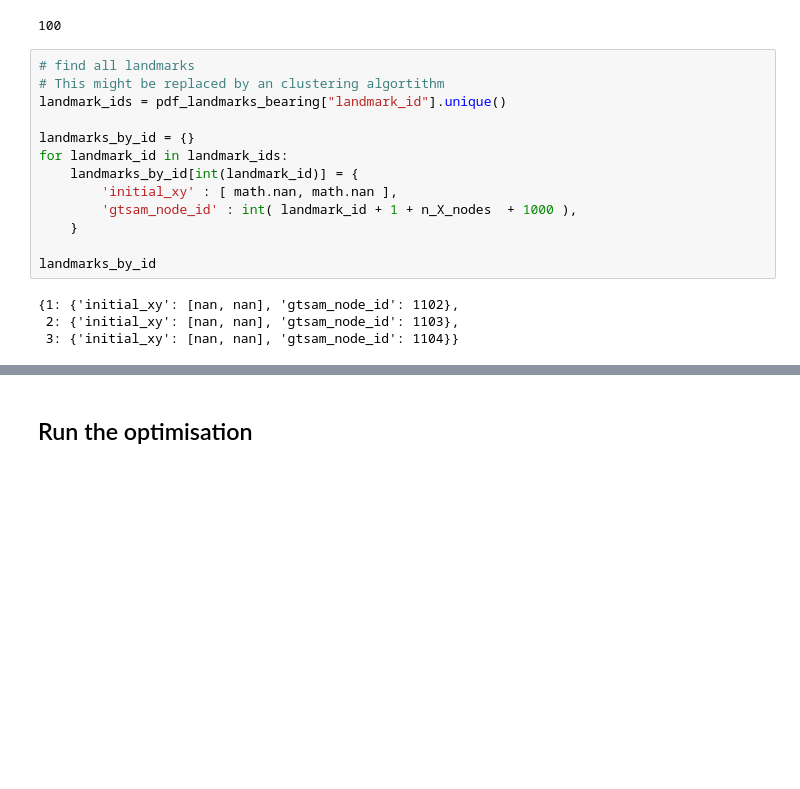
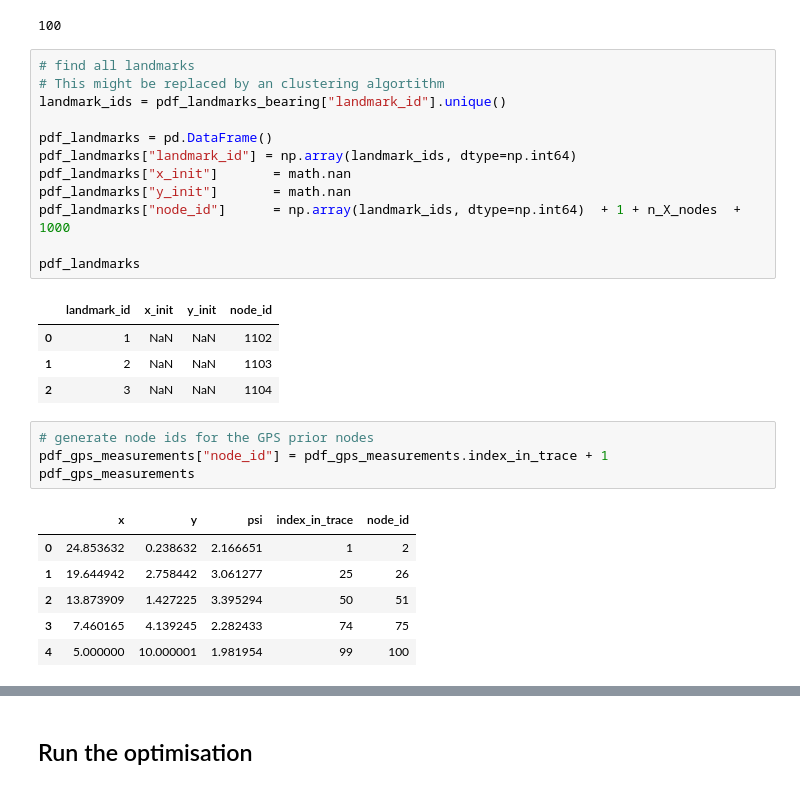
Before and after one commit to christianausb/vehicleControl, a Jupyter notebook: landmark_tracking.ipynb, the cells around one changed output, grey strips where cells are left out. Drawn from its saved outputs; the diff is of its cells as text; blank space fills up the shorter version.

```diff
--- a/landmark_tracking.ipynb
+++ b/landmark_tracking.ipynb
@@ -123,15 +147,26 @@ n_X_nodes
 # This might be replaced by an clustering algortithm
 landmark_ids = pdf_landmarks_bearing["landmark_id"].unique()
 
-landmarks_by_id = {}
-for landmark_id in landmark_ids:
-    landmarks_by_id[int(landmark_id)] = {
-        'initial_xy' : [ math.nan, math.nan ],
-        'gtsam_node_id' : int( landmark_id + 1 + n_X_nodes  + 1000 ),
-    }
+pdf_landmarks = pd.DataFrame()
+pdf_landmarks["landmark_id"] = np.array(landmark_ids, dtype=np.int64)
+pdf_landmarks["x_init"]       = math.nan
+pdf_landmarks["y_init"]       = math.nan
+pdf_landmarks["node_id"]      = np.array(landmark_ids, dtype=np.int64)  + 1 + n_X_nodes  + 1000
 
-landmarks_by_id
+pdf_landmarks
 # %% [output]
-{1: {'initial_xy': [nan, nan], 'gtsam_node_id': 1102},
- 2: {'initial_xy': [nan, nan], 'gtsam_node_id': 1103},
- 3: {'initial_xy': [nan, nan], 'gtsam_node_id': 1104}}
+|  | landmark_id | x_init | y_init | node_id |
+| 0 | 1 | NaN | NaN | 1102 |
+| 1 | 2 | NaN | NaN | 1103 |
+| 2 | 3 | NaN | NaN | 1104 |
+# %%
+# generate node ids for the GPS prior nodes
+pdf_gps_measurements["node_id"] = pdf_gps_measurements.index_in_trace + 1
+pdf_gps_measurements
+# %% [output]
+|  | x | y | psi | index_in_trace | node_id |
+| 0 | 24.853632 | 0.238632 | 2.166651 | 1 | 2 |
+| 1 | 19.644942 | 2.758442 | 3.061277 | 25 | 26 |
+| 2 | 13.873909 | 1.427225 | 3.395294 | 50 | 51 |
+| 3 | 7.460165 | 4.139245 | 2.282433 | 74 | 75 |
+| 4 | 5.000000 | 10.000001 | 1.981954 | 99 | 100 |
```
Also changed, not shown: parts of 10 cells of this notebook, 1 other file.
